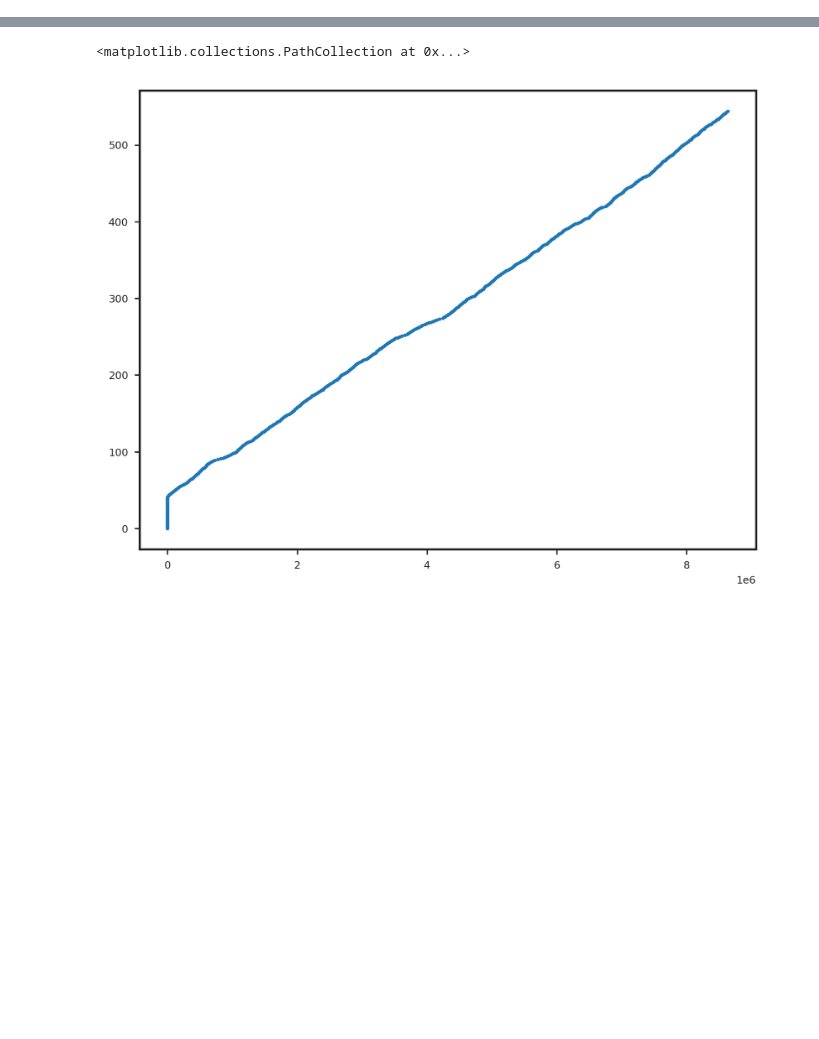
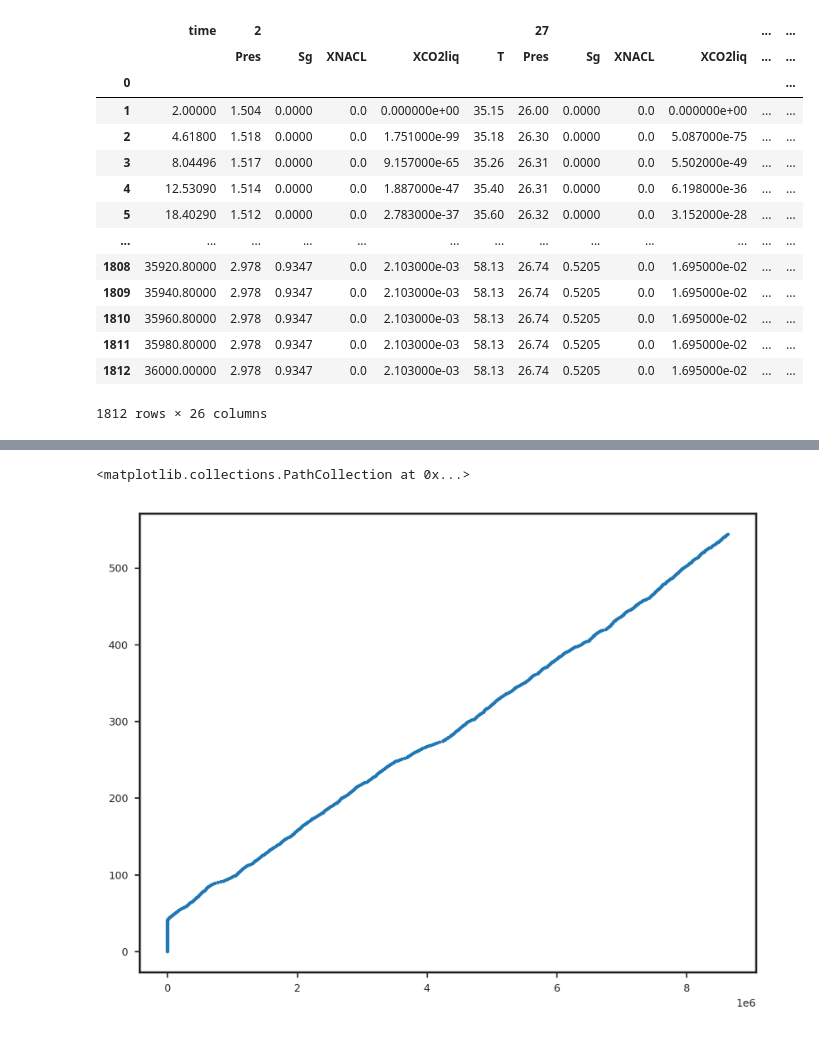
Before and after one commit to equinor/T2Well_post, a Jupyter notebook: plot_T2Well_files.ipynb, the cells around one changed output, grey strips where cells are left out. Drawn from its saved outputs; the diff is of its cells as text; code cells hidden in the pictures; blank space fills up the shorter version.

```diff
--- a/plot_T2Well_files.ipynb
+++ b/plot_T2Well_files.ipynb
@@ -143,0 +228,18 @@ df
+# %%
+df
+# %% [output]
+|  | time | 2 |  |  |  |  | 27 |  |  |  | ... | ... |
+|  |  | Pres | Sg | XNACL | XCO2liq | T | Pres | Sg | XNACL | XCO2liq | ... | ... |
+| 0 |  |  |  |  |  |  |  |  |  |  |  | ... |
+| 1 | 2.00000 | 1.504 | 0.0000 | 0.0 | 0.000000e+00 | 35.15 | 26.00 | 0.0000 | 0.0 | 0.000000e+00 | ... | ... |
+| 2 | 4.61800 | 1.518 | 0.0000 | 0.0 | 1.751000e-99 | 35.18 | 26.30 | 0.0000 | 0.0 | 5.087000e-75 | ... | ... |
+| 3 | 8.04496 | 1.517 | 0.0000 | 0.0 | 9.157000e-65 | 35.26 | 26.31 | 0.0000 | 0.0 | 5.502000e-49 | ... | ... |
+| 4 | 12.53090 | 1.514 | 0.0000 | 0.0 | 1.887000e-47 | 35.40 | 26.31 | 0.0000 | 0.0 | 6.198000e-36 | ... | ... |
+| 5 | 18.40290 | 1.512 | 0.0000 | 0.0 | 2.783000e-37 | 35.60 | 26.32 | 0.0000 | 0.0 | 3.152000e-28 | ... | ... |
+| ... | ... | ... | ... | ... | ... | ... | ... | ... | ... | ... | ... | ... |
+| 1808 | 35920.80000 | 2.978 | 0.9347 | 0.0 | 2.103000e-03 | 58.13 | 26.74 | 0.5205 | 0.0 | 1.695000e-02 | ... | ... |
+| 1809 | 35940.80000 | 2.978 | 0.9347 | 0.0 | 2.103000e-03 | 58.13 | 26.74 | 0.5205 | 0.0 | 1.695000e-02 | ... | ... |
+| 1810 | 35960.80000 | 2.978 | 0.9347 | 0.0 | 2.103000e-03 | 58.13 | 26.74 | 0.5205 | 0.0 | 1.695000e-02 | ... | ... |
+| 1811 | 35980.80000 | 2.978 | 0.9347 | 0.0 | 2.103000e-03 | 58.13 | 26.74 | 0.5205 | 0.0 | 1.695000e-02 | ... | ... |
+| 1812 | 36000.00000 | 2.978 | 0.9347 | 0.0 | 2.103000e-03 | 58.13 | 26.74 | 0.5205 | 0.0 | 1.695000e-02 | ... | ... |
+1812 rows × 26 columns
```
Also changed, not shown: parts of 12 cells of this notebook, 1 other file.
